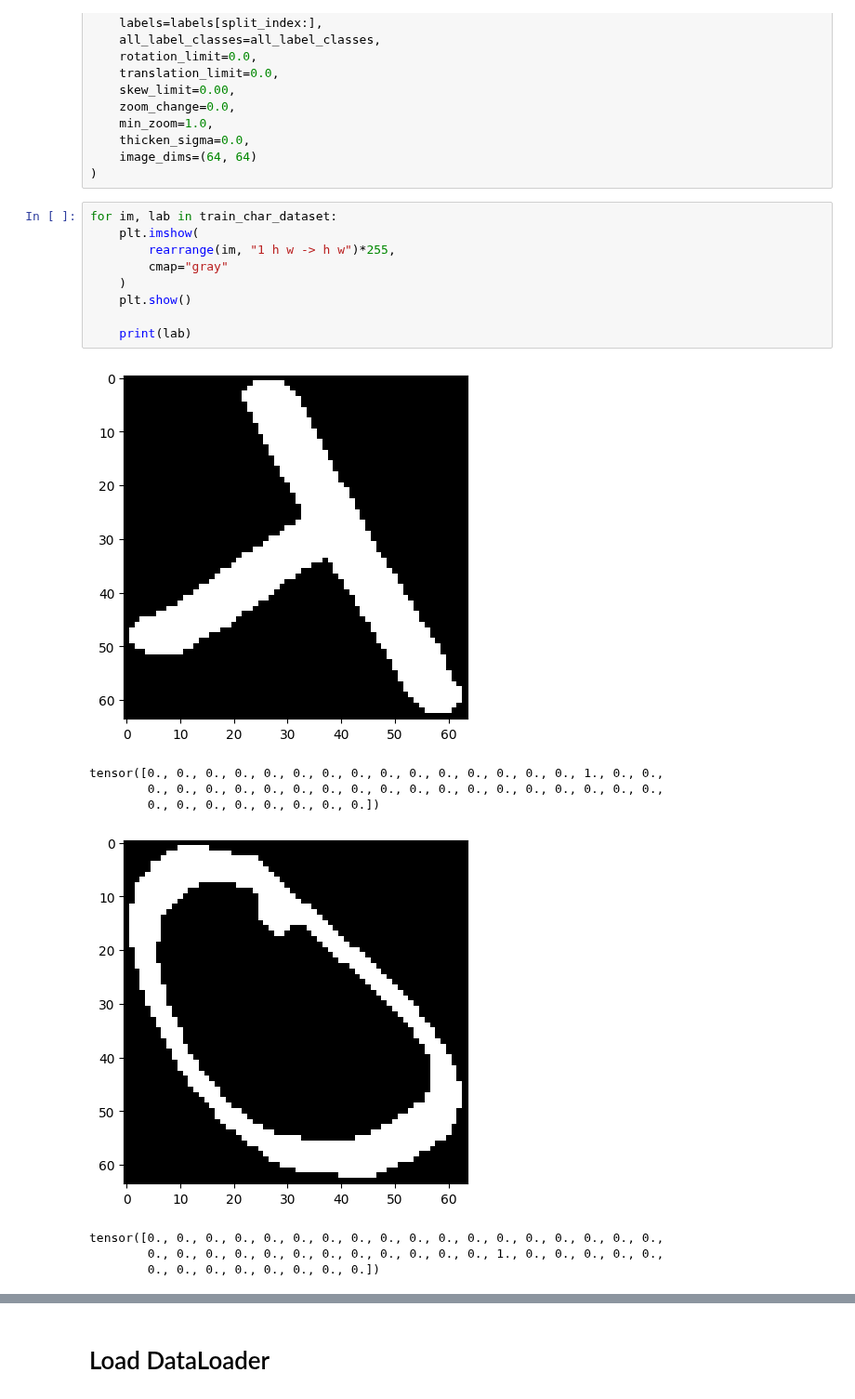
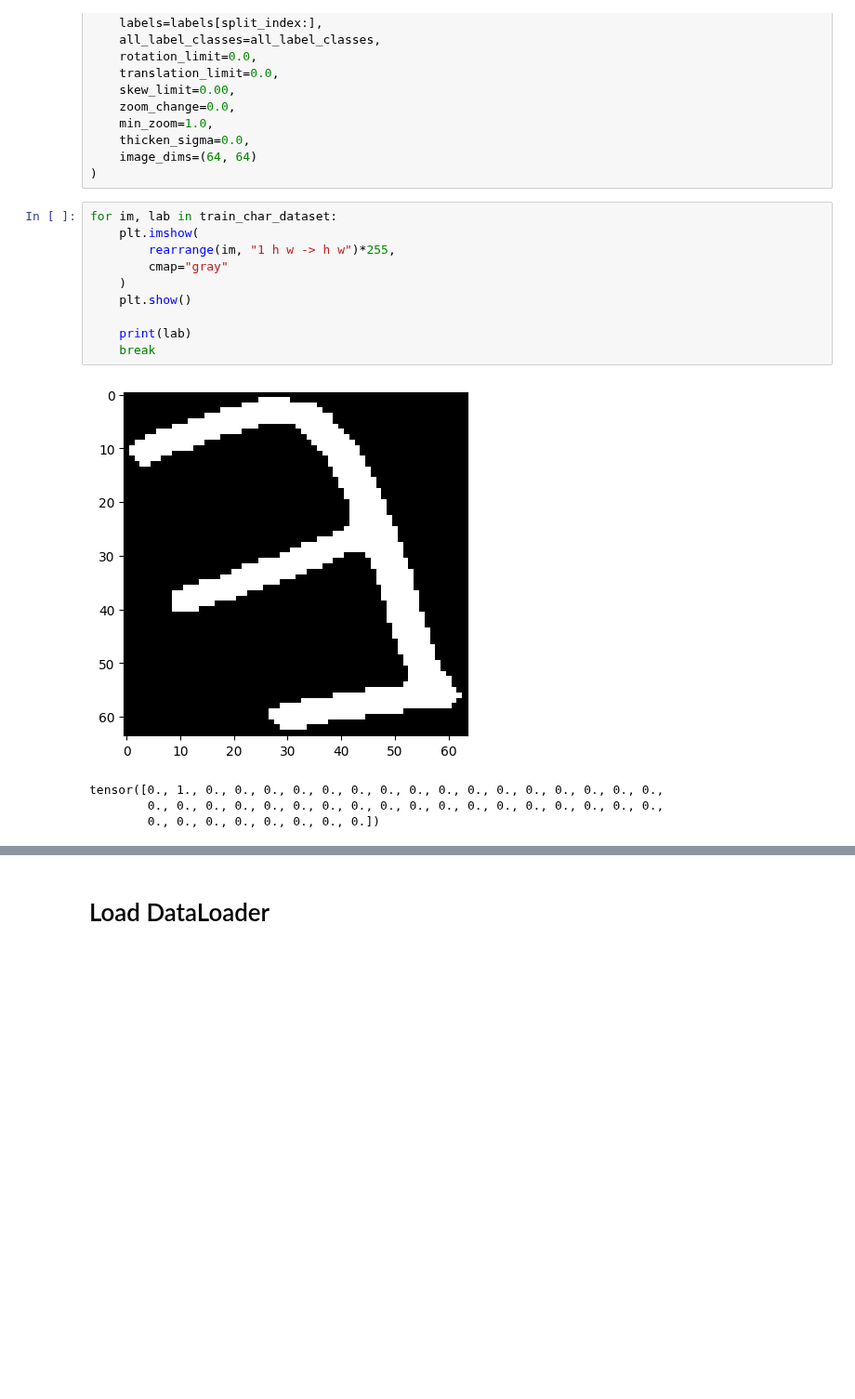
Before and after one commit to A-Team-Name/ocr-model-training, a Jupyter notebook: src/cnn/main.ipynb, the cells around one changed output, grey strips where cells are left out. Shown at 93% size. Cells and saved outputs as stored; diff of their text form; blank space fills up the shorter version.

```diff
--- a/src/cnn/main.ipynb
+++ b/src/cnn/main.ipynb
@@ -272,18 +290,15 @@ val_char_dataset: CharImageDataset = CharImageDataset(
 # %%
 for im, lab in train_char_dataset:
     plt.imshow(
         rearrange(im, "1 h w -> h w")*255,
         cmap="gray"
     )
     plt.show()
 
     print(lab)
+    break
 # %% [output]
-[figure, old version]
+[figure, new version]
-tensor([0., 0., 0., 0., 0., 0., 0., 0., 0., 0., 0., 0., 0., 0., 0., 1., 0., 0.,
+tensor([0., 1., 0., 0., 0., 0., 0., 0., 0., 0., 0., 0., 0., 0., 0., 0., 0., 0.,
         0., 0., 0., 0., 0., 0., 0., 0., 0., 0., 0., 0., 0., 0., 0., 0., 0., 0.,
         0., 0., 0., 0., 0., 0., 0., 0.])
-[figure, removed]
-tensor([0., 0., 0., 0., 0., 0., 0., 0., 0., 0., 0., 0., 0., 0., 0., 0., 0., 0.,
-        0., 0., 0., 0., 0., 0., 0., 0., 0., 0., 0., 0., 1., 0., 0., 0., 0., 0.,
-        0., 0., 0., 0., 0., 0., 0., 0.])
```
Also changed, not shown: parts of 13 cells of this notebook, 14 other files.
